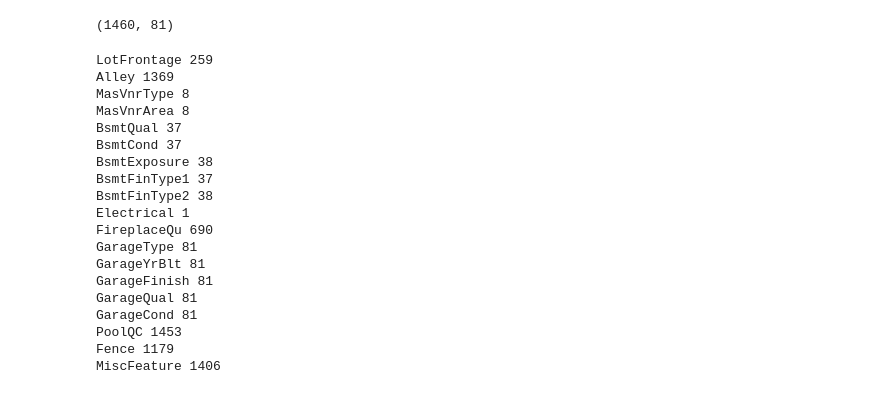
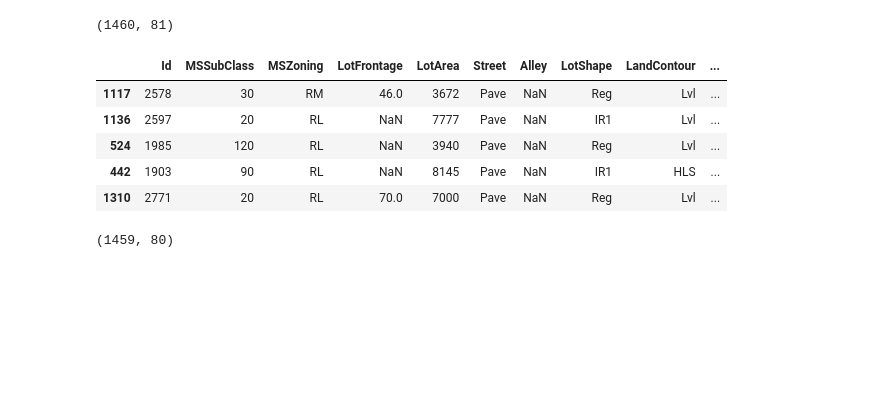
Before and after one commit to Artem123456789/house_prices_kaggle_competition, a Jupyter notebook: main.ipynb, the cells around one changed output. Drawn from its saved outputs; the diff is of its cells as text; code cells hidden in the pictures; blank space fills up the shorter version.

```diff
--- a/main.ipynb
+++ b/main.ipynb
@@ -5,6 +5,7 @@ import matplotlib.pyplot as plt
 import seaborn as sns
 # %%
 train_df = pd.read_csv("./train.csv")
+test_df = pd.read_csv("./test.csv")
 # %%
 pd.set_option("display.max_columns", 200)
 # %%
@@ -20,3 +21,16 @@ train_df.sample(5)
 train_df.shape
 # %% [output]
 (1460, 81)
+# %%
+test_df.sample(5)
+# %% [output]
+|  | Id | MSSubClass | MSZoning | LotFrontage | LotArea | Street | Alley | LotShape | LandContour | ... |
+| 1117 | 2578 | 30 | RM | 46.0 | 3672 | Pave | NaN | Reg | Lvl | ... |
+| 1136 | 2597 | 20 | RL | NaN | 7777 | Pave | NaN | IR1 | Lvl | ... |
+| 524 | 1985 | 120 | RL | NaN | 3940 | Pave | NaN | Reg | Lvl | ... |
+| 442 | 1903 | 90 | RL | NaN | 8145 | Pave | NaN | IR1 | HLS | ... |
+| 1310 | 2771 | 20 | RL | 70.0 | 7000 | Pave | NaN | Reg | Lvl | ... |
+# %%
+test_df.shape
+# %% [output]
+(1459, 80)
@@ -23,31 +41,23 @@ train_df.shape
 # %%
-na_object_cols = []
-na_float_cols = []
-for col in train_df.columns:
-    sum_na_vals_col = train_df[col].isnull().sum()
-    if sum_na_vals_col > 0:
-        if train_df[col].dtype == object:
-            na_object_cols.append(col)
-        elif train_df[col].dtype == float:
-            na_float_cols.append(col)
-        print(col + " " + str(sum_na_vals_col))
+def clean_df(df):
+    na_object_cols = []
+    na_float_cols = []
+    for col in df.columns:
+        sum_na_vals_col = df[col].isnull().sum()
+        if sum_na_vals_col > 0:
+            if df[col].dtype == object:
+                na_object_cols.append(col)
+            elif df[col].dtype == float or df[col].dtype == int:
+                na_float_cols.append(col)
+            print(col + " " + str(sum_na_vals_col))
+    print("\n")
+    for col in na_float_cols:
+        df[col] = imp.fit_transform(df[col].values.reshape(-1, 1)).reshape(1, -1)[0]
+
+    for col in na_object_cols:
+        df.loc[df[col].isna(), col] = "None"
+
+    na_cols = na_float_cols + na_object_cols
+    for col in na_cols:
+        print(col + " " + str(train_df[col].isna().sum()))
+    print("\n")
-# %% [output]
-LotFrontage 259
-Alley 1369
-MasVnrType 8
-MasVnrArea 8
-BsmtQual 37
-BsmtCond 37
-BsmtExposure 38
-BsmtFinType1 37
-BsmtFinType2 38
-Electrical 1
-FireplaceQu 690
-GarageType 81
-GarageYrBlt 81
-GarageFinish 81
-GarageQual 81
-GarageCond 81
-PoolQC 1453
-Fence 1179
-MiscFeature 1406
```
Also changed, not shown: parts of 37 cells of this notebook, 1 other file.
